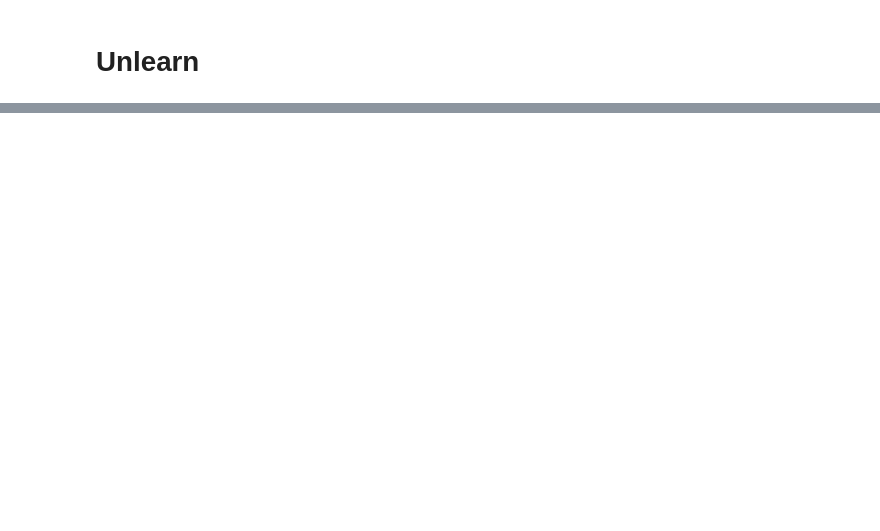
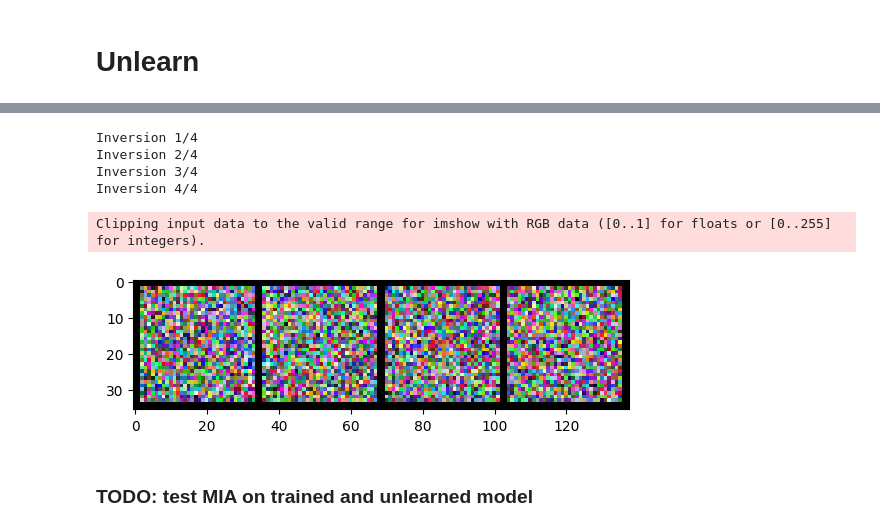
Before and after one commit to terru3/unlearning, a Jupyter notebook: amnesiac_unlearning.ipynb, the cells around one changed output, grey strips where cells are left out. Drawn from its saved outputs; the diff is of its cells as text; code cells hidden in the pictures; blank space fills up the shorter version.

```diff
--- a/amnesiac_unlearning.ipynb
+++ b/amnesiac_unlearning.ipynb
@@ -395,0 +460,28 @@ unlearn(model, deltas)
+# %%
+def invert_many(model, target_class, num_inversions=4, lr=1e-2, num_iters=10000,
+                shape=(1,3,32,32), device):
+
+    images = []
+    for i in range(num_inversions):
+
+        print(f"Inversion {i+1}/{num_inversions}")
+        inp = torch.rand(shape).to(device)
+        inp.requires_grad=True
+
+        img = invert(model, inp, target_class, num_iters=num_iters, lr=lr, device=device)
+        images.append(img)
+
+    images = torch.stack(images)
+    plt.imshow(torchvision.utils.make_grid(images, nrow=4).permute(1,2,0))
+    return images
+# %%
+imgs = invert_many(model, target_class, num_inversions=4, lr=1e-2, num_iters=10000, shape=(1,3,32,32), device=device)
+# %% [output]
+Inversion 1/4
+Inversion 2/4
+Inversion 3/4
+Inversion 4/4
+Clipping input data to the valid range for imshow with RGB data ([0..1] for floats or [0..255] for integers).
+[figure, added]
+# %% [markdown]
+### TODO: test MIA on trained and unlearned model
```
Also changed, not shown: parts of 43 cells of this notebook, 15 other files.
